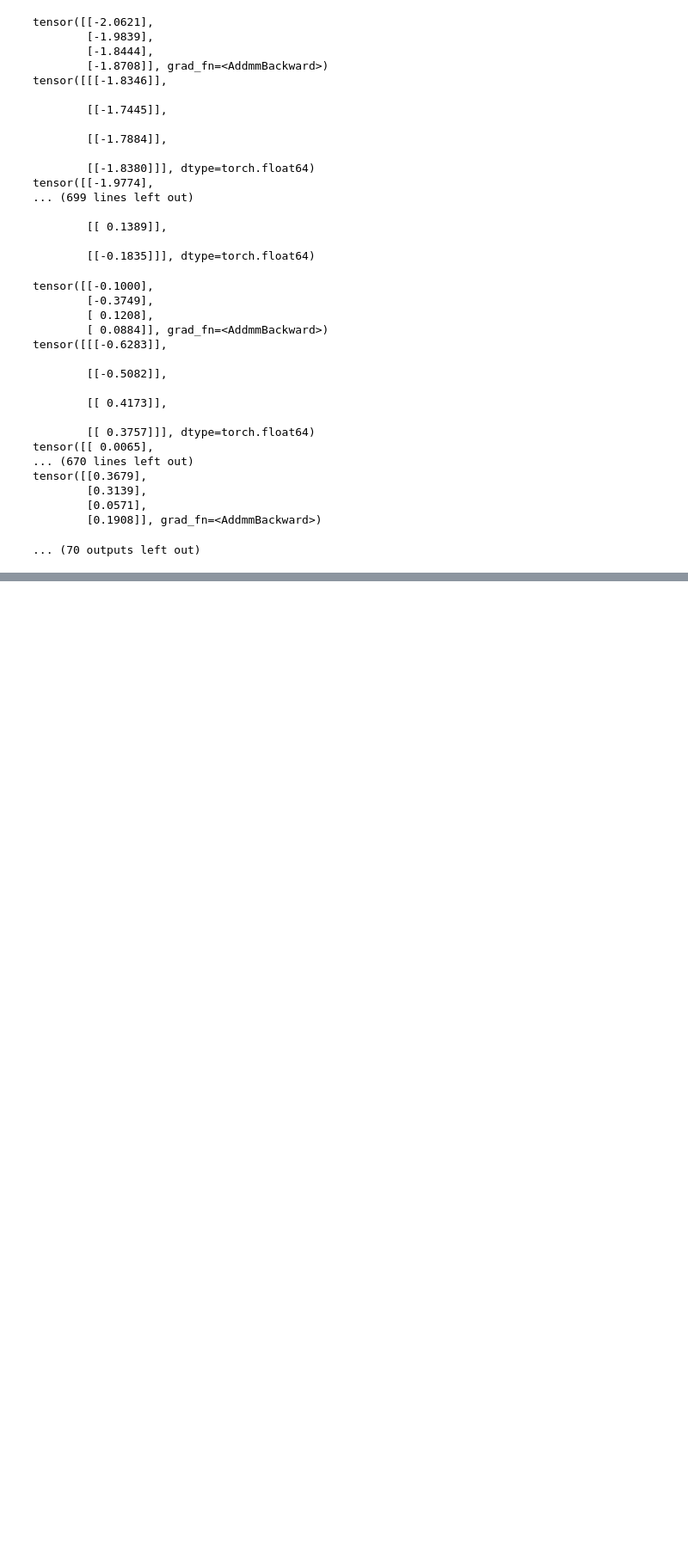
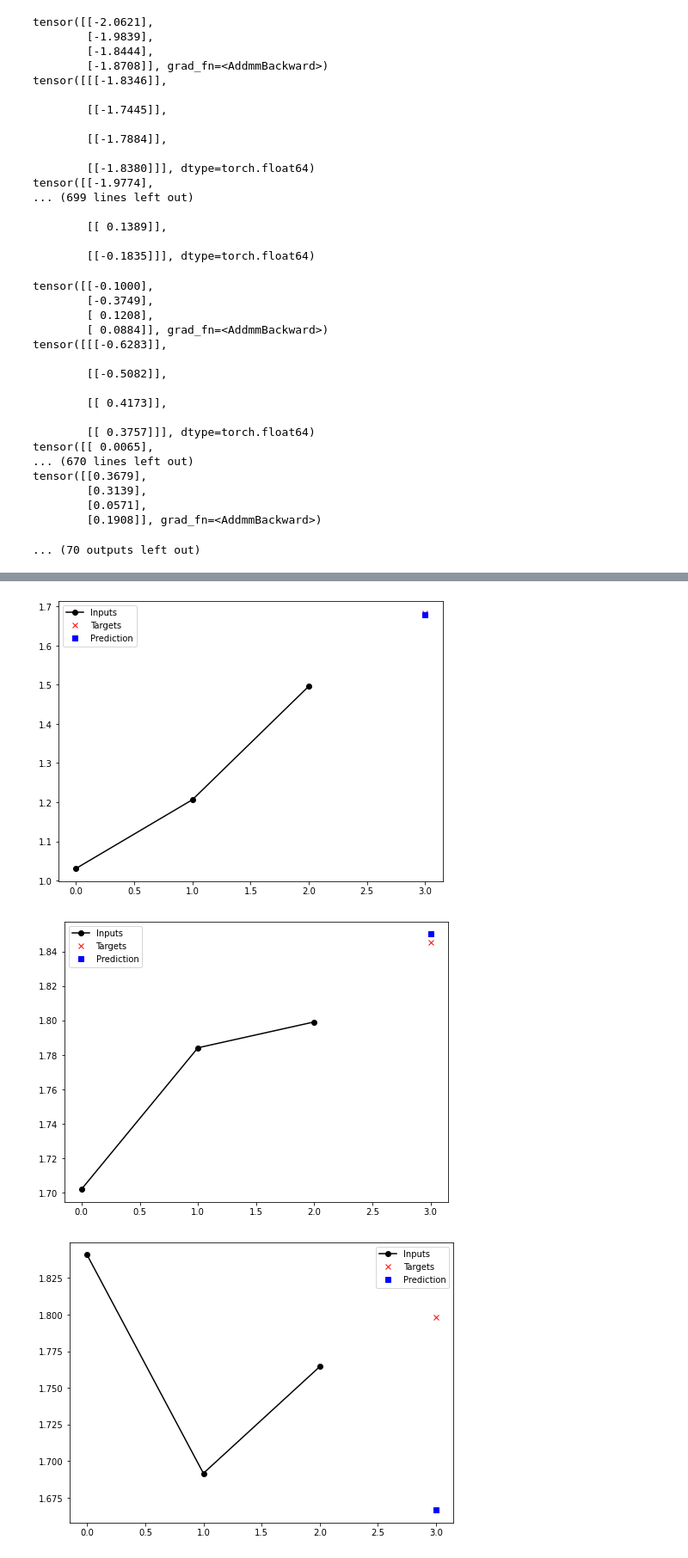
Before and after one commit to khazit/BatteryProbe.ai, a Jupyter notebook: notebook/Time_series_forecasting.ipynb, the cells around one changed output, grey strips where cells are left out. Shown at 86% size. Cells and saved outputs as stored; diff of their text form; code cells hidden in the pictures; blank space fills up the shorter version.

```diff
--- a/notebook/Time_series_forecasting.ipynb
+++ b/notebook/Time_series_forecasting.ipynb
@@ -931,0 +992,22 @@ tensor([[0.3679],
+# %%
+loss = nn.MSELoss()
+running_loss = 0
+pbar = tqdm(val_loader)
+with torch.no_grad():
+    for i, (inputs, label) in enumerate(pbar):
+        out = conv(inputs.float())
+        running_loss += loss(out, label.float())  # MSE per batch
+        if not (i % 100):
+            pbar.set_description(f"Loss {running_loss / (i+1):.5f}")
+
+for i in range(25, 29):
+    out = conv(torch.Tensor(val_ds[i][0])[None, :]).detach().numpy().squeeze()
+    plt.plot(np.arange(0, CONV_WIDTH, 1), val_ds[i][0][:, 1], "ko-", label="Inputs")
+    plt.plot(CONV_WIDTH, val_ds[i][1], "rx", label="Targets")
+    plt.plot(CONV_WIDTH, out, "bs", label="Prediction")
+    plt.legend()
+    plt.show()
+# %% [output]
+[figure, added]
+[figure, added]
+[figure, added]
```
Also changed, not shown: parts of 6 cells of this notebook.
